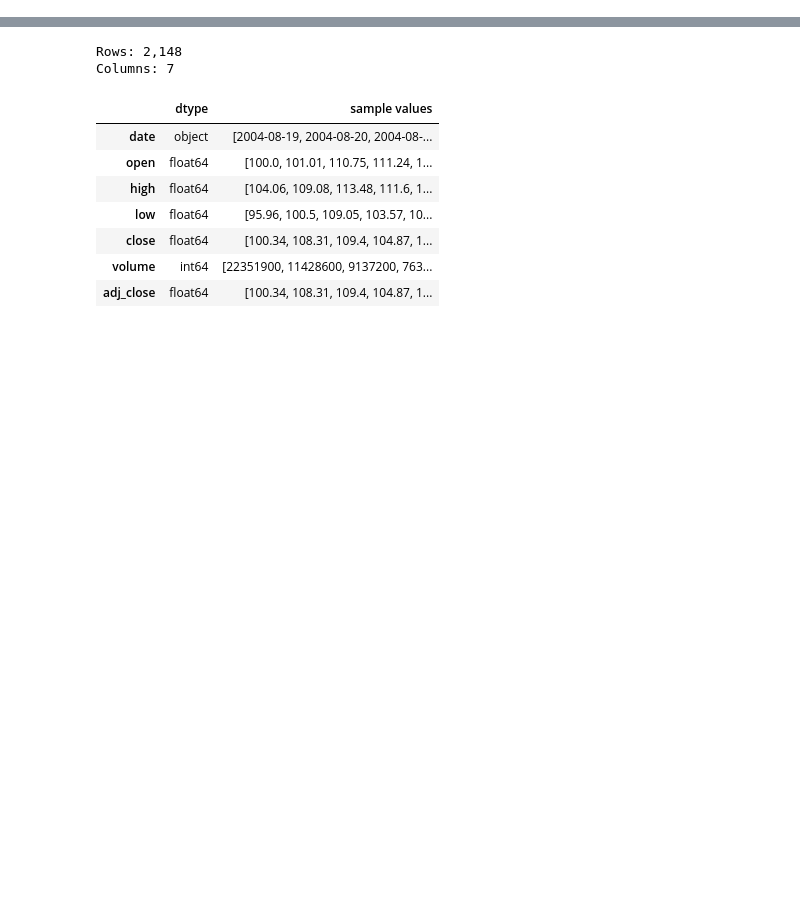
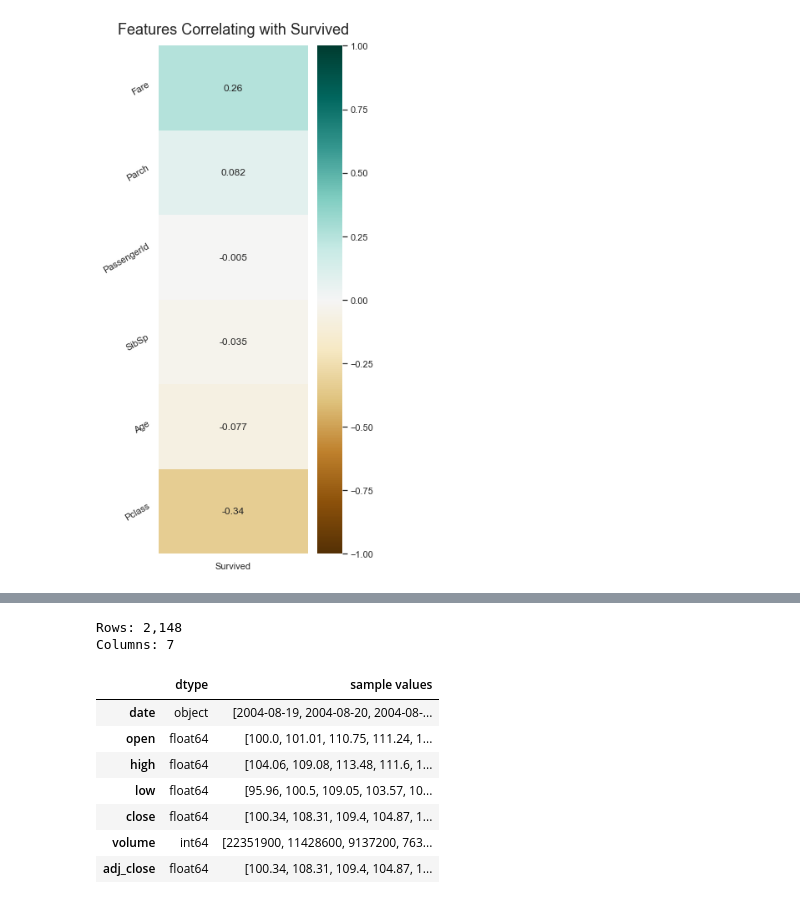
Before and after one commit to lep511/pexplorer, a Jupyter notebook: _pexplorer_test.ipynb, the cells around one changed output, grey strips where cells are left out. Cells and saved outputs as stored; diff of their text form; code cells hidden in the pictures; blank space fills up the shorter version.

```diff
--- a/_pexplorer_test.ipynb
+++ b/_pexplorer_test.ipynb
@@ -37,0 +43,4 @@ Index(['date', 'open', 'high', 'low', 'close', 'volume', 'adj_close'], dtype='ob
+# %%
+px.correlation_col(df, "Survived")
+# %% [output]
+[figure, added]
```
Also changed, not shown: parts of 10 cells of this notebook, 1 other file.
